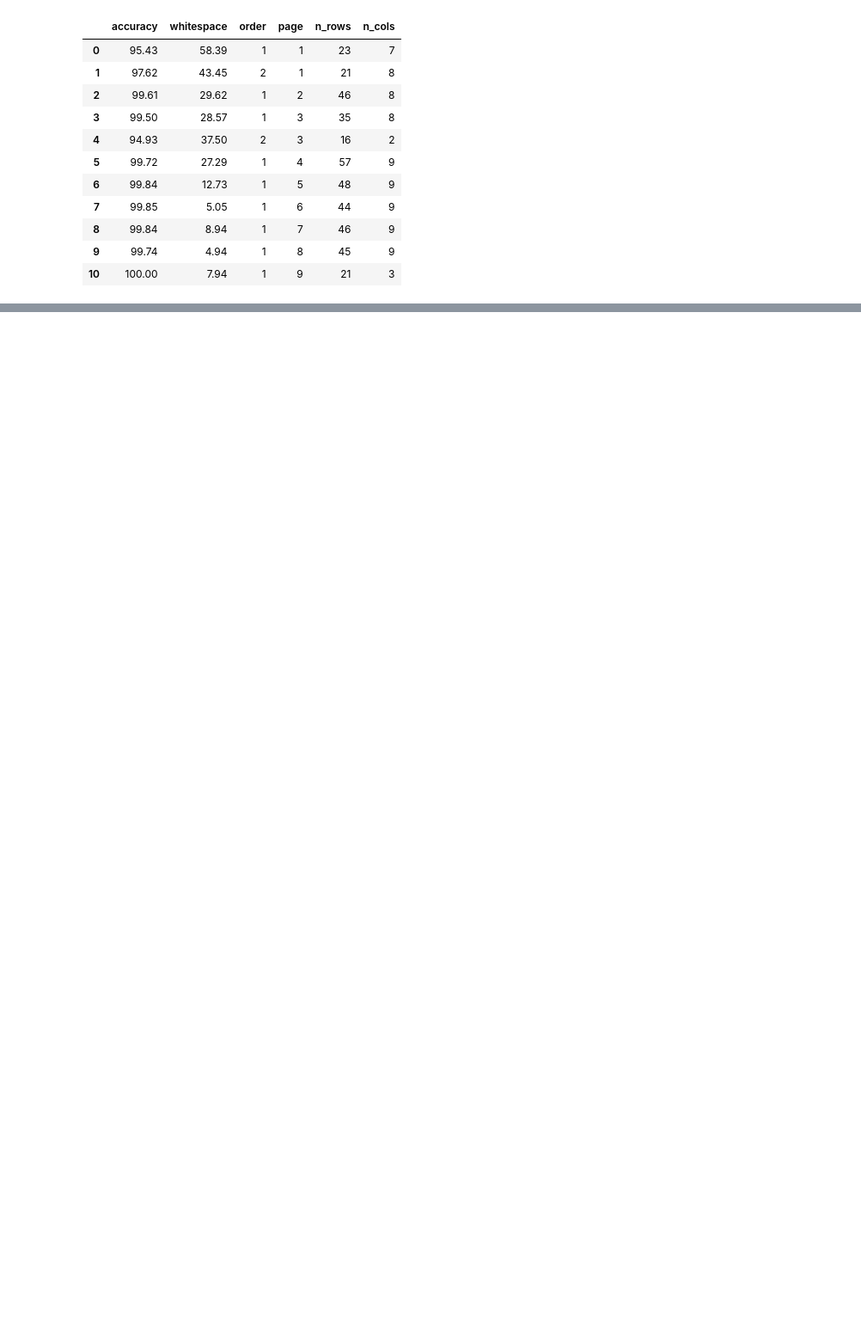
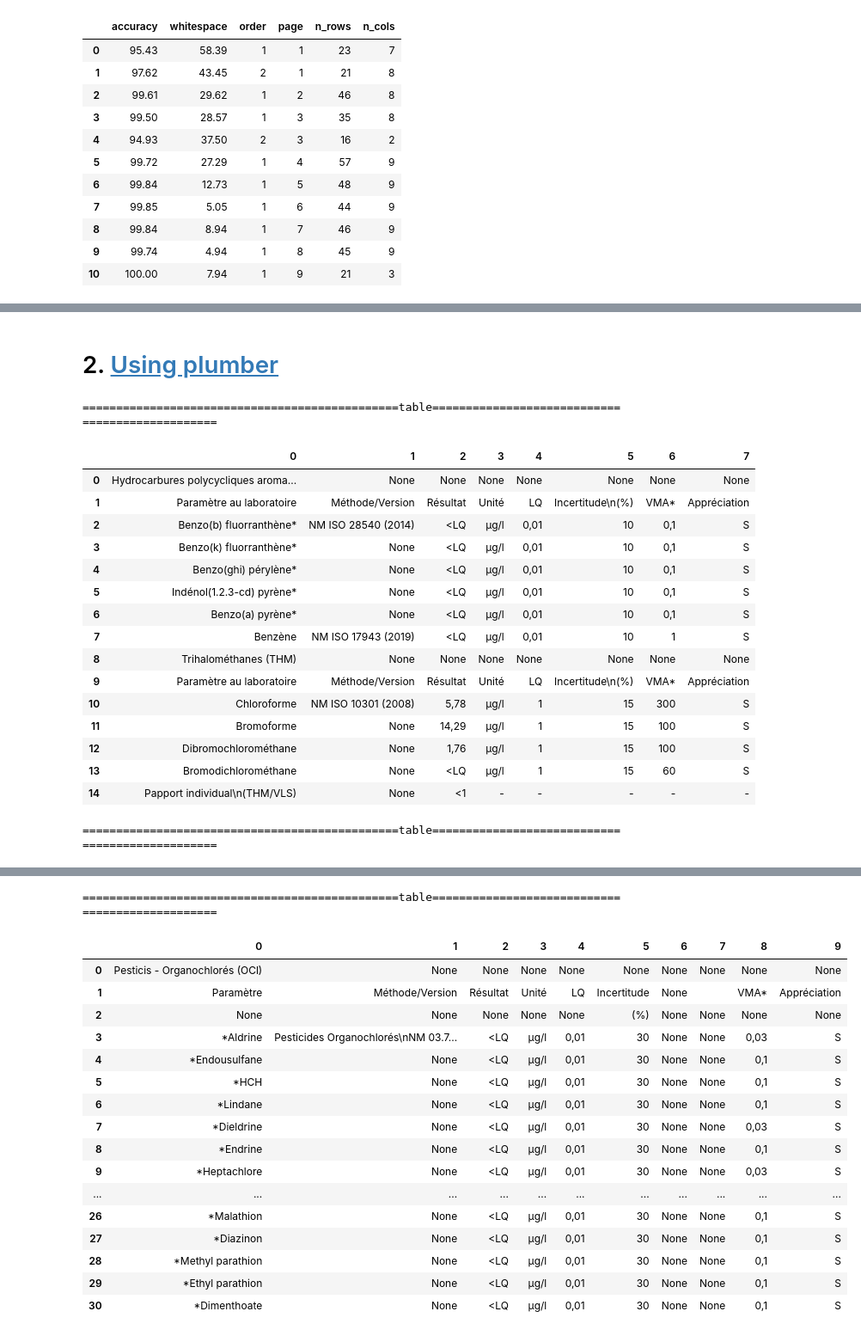
Before and after one commit to rammah83/Table_Extractor, a Jupyter notebook: notebooks/Potable_water.ipynb, the cells around one changed output, grey strips where cells are left out. Shown at 86% size. Drawn from its saved outputs; the diff is of its cells as text; code cells hidden in the pictures; blank space fills up the shorter version.

Commit message:
feat: use pdfplumber library

```diff
--- a/notebooks/Potable_water.ipynb
+++ b/notebooks/Potable_water.ipynb
@@ -111,3 +131,5 @@ df_table
 | 2024-02-28 | Recherche et dénombrement des |  |  |  |  |  |  |
 | 2024-02-28 |  | NM ISO 7899-2 (2007) | <1 | ufc/100ml | 1,02 | 0 | S |
 | 2024-02-28 | Entérocoques intestinaux * |  |  |  |  |  |  |
+# %% [markdown]
+# 2. <a id='toc2_'></a>[Using plumber](#toc0_)
@@ -113,0 +141,28 @@ df_table
+# %%
+pdf_file = r"../files/Rapport potablité Eau RADESS 28-02-24.pdf"
+
+with pdfplumber.open(pdf_file) as pdf:
+    tables = [page.extract_table() for page in tqdm(pdf.pages[:3])]
+# %%
+for table in tables:
+    print(f"{'table':=^100}")
+    display(pd.DataFrame(table))
+# %% [output]
+===============================================table================================================
+|  | 0 | 1 | 2 | 3 | 4 | 5 | 6 | 7 |
+| 0 | Hydrocarbures polycycliques aroma... | None | None | None | None | None | None | None |
+| 1 | Paramètre au laboratoire | Méthode/Version | Résultat | Unité | LQ | Incertitude\n(%) | VMA* | Appréciation |
+| 2 | Benzo(b) fluorranthène* | NM ISO 28540 (2014) | <LQ | µg/l | 0,01 | 10 | 0,1 | S |
+| 3 | Benzo(k) fluorranthène* | None | <LQ | µg/l | 0,01 | 10 | 0,1 | S |
+| 4 | Benzo(ghi) pérylène* | None | <LQ | µg/l | 0,01 | 10 | 0,1 | S |
+| 5 | Indénol(1.2.3-cd) pyrène* | None | <LQ | µg/l | 0,01 | 10 | 0,1 | S |
+| 6 | Benzo(a) pyrène* | None | <LQ | µg/l | 0,01 | 10 | 0,1 | S |
+| 7 | Benzène | NM ISO 17943 (2019) | <LQ | µg/l | 0,01 | 10 | 1 | S |
+| 8 | Trihalométhanes (THM) | None | None | None | None | None | None | None |
+| 9 | Paramètre au laboratoire | Méthode/Version | Résultat | Unité | LQ | Incertitude\n(%) | VMA* | Appréciation |
+| 10 | Chloroforme | NM ISO 10301 (2008) | 5,78 | µg/l | 1 | 15 | 300 | S |
+| 11 | Bromoforme | None | 14,29 | µg/l | 1 | 15 | 100 | S |
+| 12 | Dibromochlorométhane | None | 1,76 | µg/l | 1 | 15 | 100 | S |
+| 13 | Bromodichlorométhane | None | <LQ | µg/l | 1 | 15 | 60 | S |
+| 14 | Papport individual\n(THM/VLS) | None | <1 | - | - | - | - | - |
+===============================================table================================================
@@ -113,0 +186,18 @@ df_table
+===============================================table================================================
+|  | 0 | 1 | 2 | 3 | 4 | 5 | 6 | 7 | 8 | 9 |
+| 0 | Pesticis - Organochlorés (OCl) | None | None | None | None | None | None | None | None | None |
+| 1 | Paramètre | Méthode/Version | Résultat | Unité | LQ | Incertitude | None |  | VMA* | Appréciation |
+| 2 | None | None | None | None | None | (%) | None | None | None | None |
+| 3 | *Aldrine | Pesticides Organochlorés\nNM 03.7... | <LQ | µg/l | 0,01 | 30 | None | None | 0,03 | S |
+| 4 | *Endousulfane | None | <LQ | µg/l | 0,01 | 30 | None | None | 0,1 | S |
+| 5 | *HCH | None | <LQ | µg/l | 0,01 | 30 | None | None | 0,1 | S |
+| 6 | *Lindane | None | <LQ | µg/l | 0,01 | 30 | None | None | 0,1 | S |
+| 7 | *Dieldrine | None | <LQ | µg/l | 0,01 | 30 | None | None | 0,03 | S |
+| 8 | *Endrine | None | <LQ | µg/l | 0,01 | 30 | None | None | 0,1 | S |
+| 9 | *Heptachlore | None | <LQ | µg/l | 0,01 | 30 | None | None | 0,03 | S |
+| ... | ... | ... | ... | ... | ... | ... | ... | ... | ... | ... |
+| 26 | *Malathion | None | <LQ | µg/l | 0,01 | 30 | None | None | 0,1 | S |
+| 27 | *Diazinon | None | <LQ | µg/l | 0,01 | 30 | None | None | 0,1 | S |
+| 28 | *Methyl parathion | None | <LQ | µg/l | 0,01 | 30 | None | None | 0,1 | S |
+| 29 | *Ethyl parathion | None | <LQ | µg/l | 0,01 | 30 | None | None | 0,1 | S |
+| 30 | *Dimenthoate | None | <LQ | µg/l | 0,01 | 30 | None | None | 0,1 | S |
```
Also changed, not shown: parts of 9 cells of this notebook.
